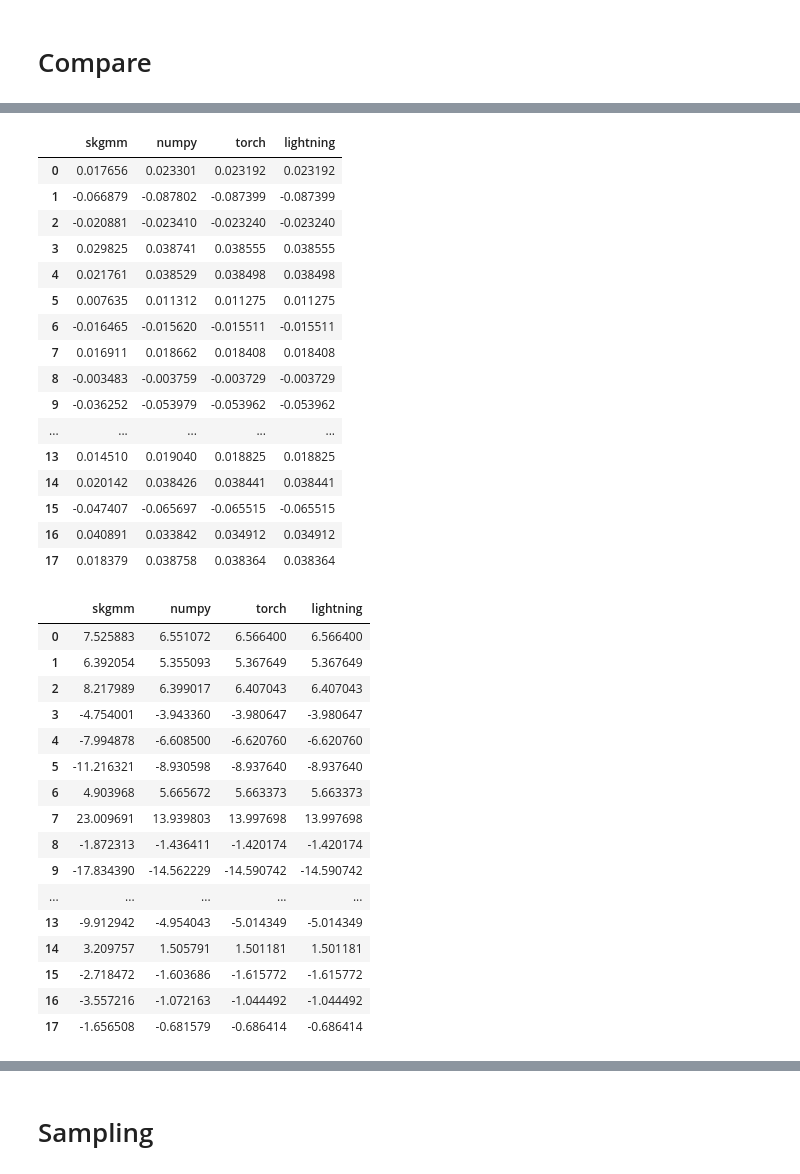
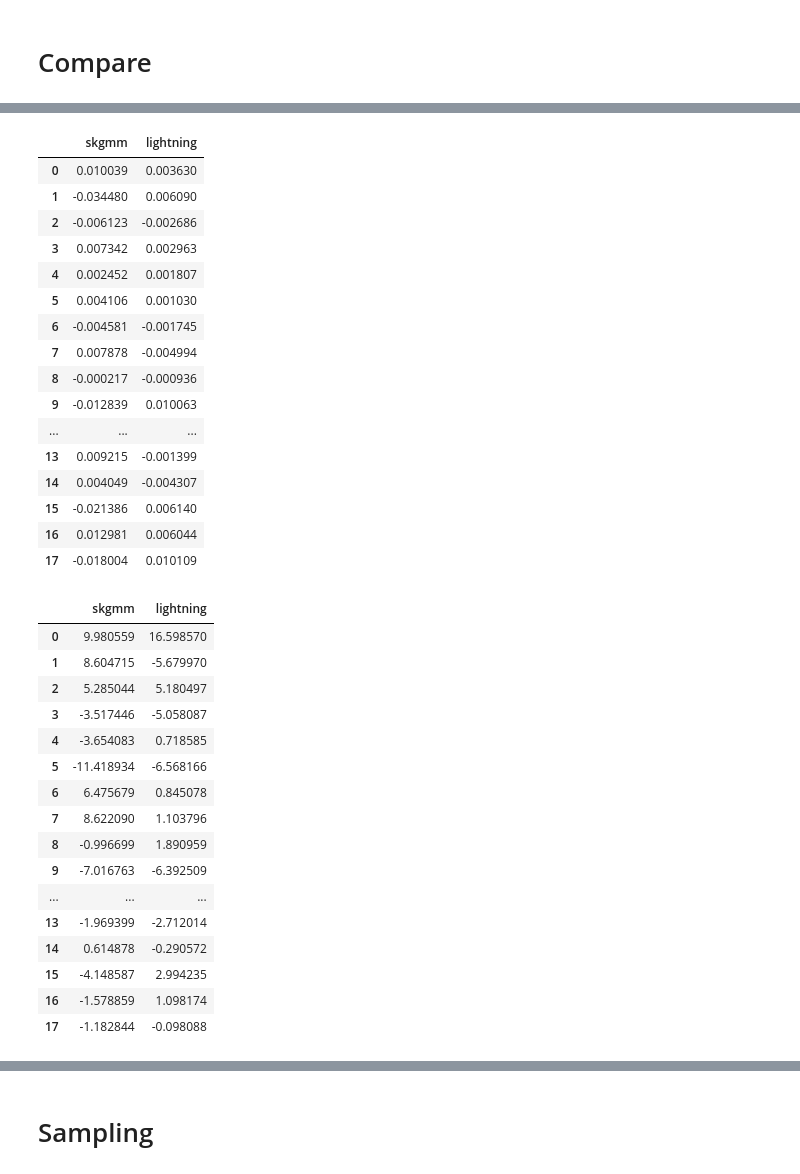
Before and after one commit to OpenSynth-energy/OpenSynth, a Jupyter notebook: notebooks/faraday/gmm_implementation_simplified.ipynb, the cells around one changed output, grey strips where cells are left out. Drawn from its saved outputs; the diff is of its cells as text; code cells hidden in the pictures.

```diff
--- a/notebooks/faraday/gmm_implementation_simplified.ipynb
+++ b/notebooks/faraday/gmm_implementation_simplified.ipynb
@@ -523,53 +523,53 @@ tensor([-0.0316, -2.8152,  0.0335,  0.3134,  0.1846,  0.0512,  0.2501,  2.1094,
 # %%
 df_compare_covar = pd.DataFrame()
 df_compare_covar["skgmm"] = skgmm.covariances_[IDX][0]
-df_compare_covar["numpy"] = covar[IDX][0]
-df_compare_covar["torch"] = trained_model.covariances.detach().numpy()[IDX][0]
+#df_compare_covar["numpy"] = covar[IDX][0]
+#df_compare_covar["torch"] = trained_model.covariances.detach().numpy()[IDX][0]
 df_compare_covar["lightning"] = gmm_lightning_module.gmm_module.covariances.detach().numpy()[IDX][0]
 df_compare_covar
 # %% [output]
-|  | skgmm | numpy | torch | lightning |
-| 0 | 0.017656 | 0.023301 | 0.023192 | 0.023192 |
-| 1 | -0.066879 | -0.087802 | -0.087399 | -0.087399 |
-| 2 | -0.020881 | -0.023410 | -0.023240 | -0.023240 |
-| 3 | 0.029825 | 0.038741 | 0.038555 | 0.038555 |
-| 4 | 0.021761 | 0.038529 | 0.038498 | 0.038498 |
-| 5 | 0.007635 | 0.011312 | 0.011275 | 0.011275 |
-| 6 | -0.016465 | -0.015620 | -0.015511 | -0.015511 |
-| 7 | 0.016911 | 0.018662 | 0.018408 | 0.018408 |
-| 8 | -0.003483 | -0.003759 | -0.003729 | -0.003729 |
-| 9 | -0.036252 | -0.053979 | -0.053962 | -0.053962 |
-| ... | ... | ... | ... | ... |
-| 13 | 0.014510 | 0.019040 | 0.018825 | 0.018825 |
-| 14 | 0.020142 | 0.038426 | 0.038441 | 0.038441 |
-| 15 | -0.047407 | -0.065697 | -0.065515 | -0.065515 |
-| 16 | 0.040891 | 0.033842 | 0.034912 | 0.034912 |
-| 17 | 0.018379 | 0.038758 | 0.038364 | 0.038364 |
+|  | skgmm | lightning |
+| 0 | 0.010039 | 0.003630 |
+| 1 | -0.034480 | 0.006090 |
+| 2 | -0.006123 | -0.002686 |
+| 3 | 0.007342 | 0.002963 |
+| 4 | 0.002452 | 0.001807 |
+| 5 | 0.004106 | 0.001030 |
+| 6 | -0.004581 | -0.001745 |
+| 7 | 0.007878 | -0.004994 |
+| 8 | -0.000217 | -0.000936 |
+| 9 | -0.012839 | 0.010063 |
+| ... | ... | ... |
+| 13 | 0.009215 | -0.001399 |
+| 14 | 0.004049 | -0.004307 |
+| 15 | -0.021386 | 0.006140 |
+| 16 | 0.012981 | 0.006044 |
+| 17 | -0.018004 | 0.010109 |
 # %%
 df_compare_pre_chol = pd.DataFrame()
 df_compare_pre_chol["skgmm"] = skgmm.precisions_cholesky_[IDX][0]
-df_compare_pre_chol["numpy"] = prec_chol[IDX][0]
-df_compare_pre_chol["torch"] = trained_model.precision_cholesky.detach().numpy()[IDX][0]
+#df_compare_pre_chol["numpy"] = prec_chol[IDX][0]
+#df_compare_pre_chol["torch"] = trained_model.precision_cholesky.detach().numpy()[IDX][0]
 df_compare_pre_chol["lightning"] = gmm_lightning_module.gmm_module.precision_cholesky.detach().numpy()[IDX][0]
 df_compare_pre_chol
 # %% [output]
-|  | skgmm | numpy | torch | lightning |
-| 0 | 7.525883 | 6.551072 | 6.566400 | 6.566400 |
-| 1 | 6.392054 | 5.355093 | 5.367649 | 5.367649 |
-| 2 | 8.217989 | 6.399017 | 6.407043 | 6.407043 |
-| 3 | -4.754001 | -3.943360 | -3.980647 | -3.980647 |
-| 4 | -7.994878 | -6.608500 | -6.620760 | -6.620760 |
-| 5 | -11.216321 | -8.930598 | -8.937640 | -8.937640 |
-| 6 | 4.903968 | 5.665672 | 5.663373 | 5.663373 |
-| 7 | 23.009691 | 13.939803 | 13.997698 | 13.997698 |
-| 8 | -1.872313 | -1.436411 | -1.420174 | -1.420174 |
-| 9 | -17.834390 | -14.562229 | -14.590742 | -14.590742 |
-| ... | ... | ... | ... | ... |
-| 13 | -9.912942 | -4.954043 | -5.014349 | -5.014349 |
-| 14 | 3.209757 | 1.505791 | 1.501181 | 1.501181 |
-| 15 | -2.718472 | -1.603686 | -1.615772 | -1.615772 |
-| 16 | -3.557216 | -1.072163 | -1.044492 | -1.044492 |
-| 17 | -1.656508 | -0.681579 | -0.686414 | -0.686414 |
+|  | skgmm | lightning |
+| 0 | 9.980559 | 16.598570 |
+| 1 | 8.604715 | -5.679970 |
+| 2 | 5.285044 | 5.180497 |
+| 3 | -3.517446 | -5.058087 |
+| 4 | -3.654083 | 0.718585 |
+| 5 | -11.418934 | -6.568166 |
+| 6 | 6.475679 | 0.845078 |
+| 7 | 8.622090 | 1.103796 |
+| 8 | -0.996699 | 1.890959 |
+| 9 | -7.016763 | -6.392509 |
+| ... | ... | ... |
+| 13 | -1.969399 | -2.712014 |
+| 14 | 0.614878 | -0.290572 |
+| 15 | -4.148587 | 2.994235 |
+| 16 | -1.578859 | 1.098174 |
+| 17 | -1.182844 | -0.098088 |
 # %%
 df_compare_weights = pd.DataFrame()
 df_compare_weights["skgmm"] = skgmm.weights_[:10]
```
Also changed, not shown: parts of 14 cells of this notebook.
